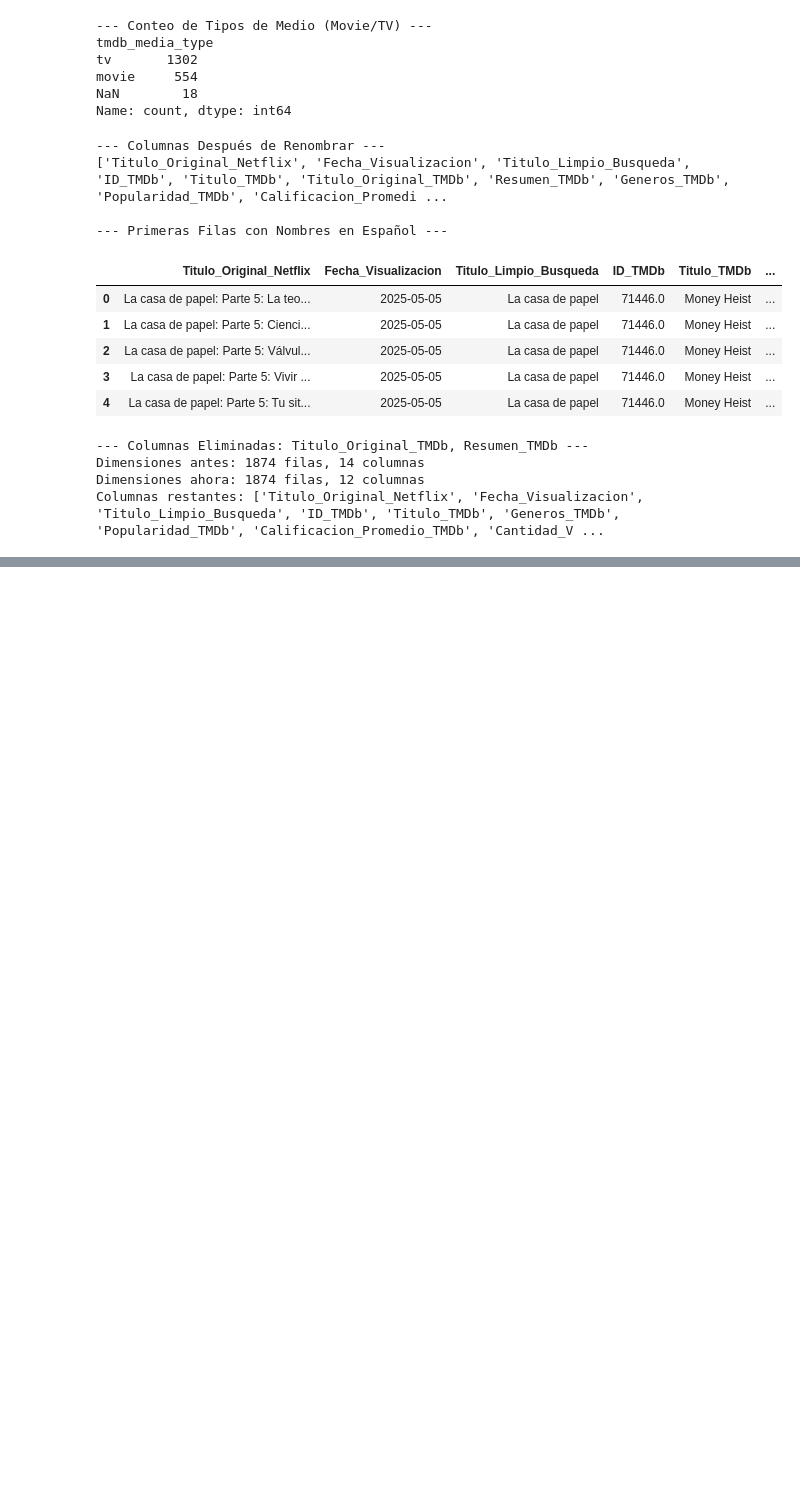
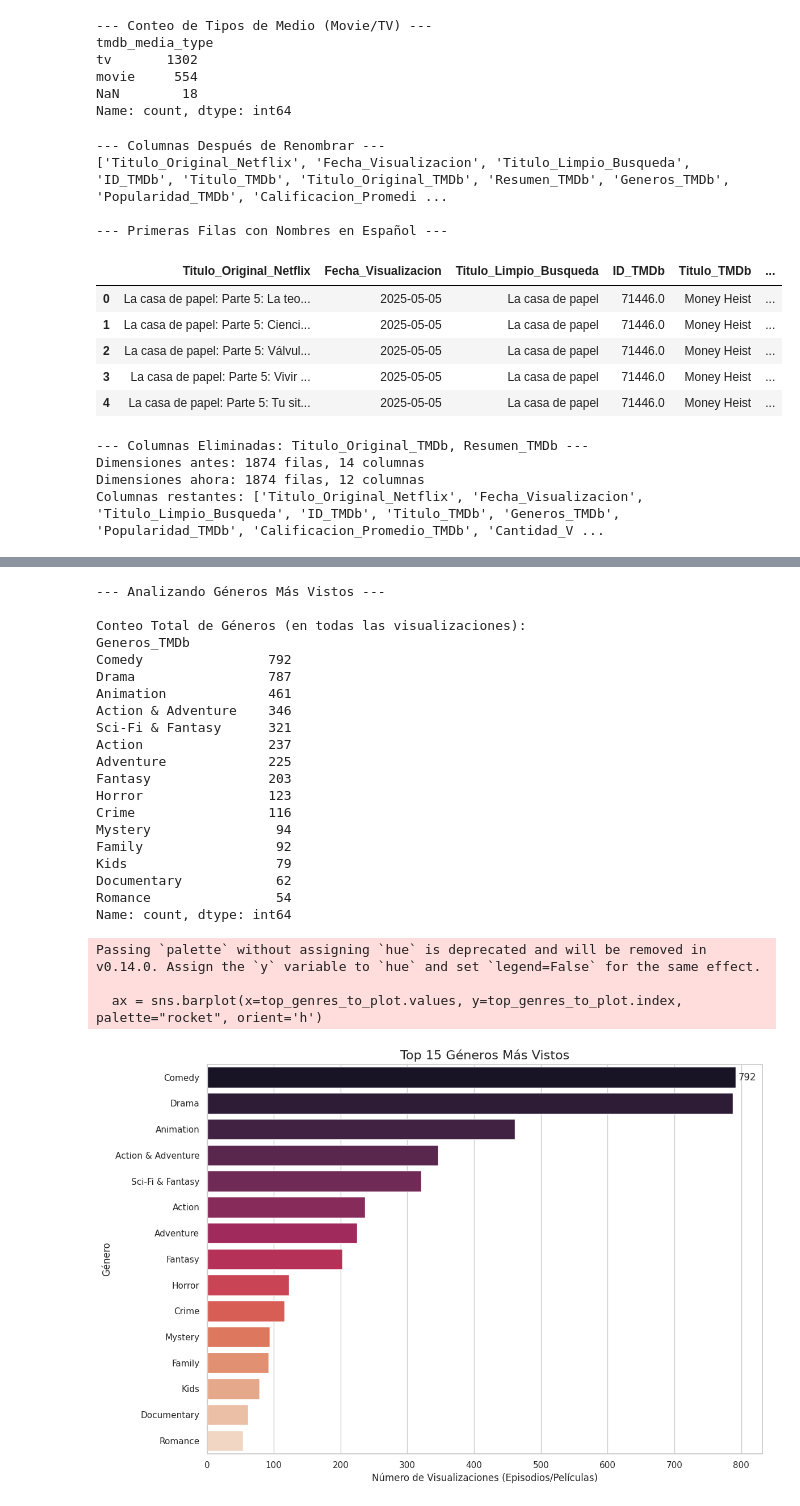
Before and after one commit to jorgesislema/Analisis-de_consumo_Netflix, a Jupyter notebook: notebooks/03_exploratory_data_analysis.ipynb, the cells around one changed output, grey strips where cells are left out. Drawn from its saved outputs; the diff is of its cells as text; code cells hidden in the pictures; blank space fills up the shorter version.

```diff
--- a/notebooks/03_exploratory_data_analysis.ipynb
+++ b/notebooks/03_exploratory_data_analysis.ipynb
@@ -231,0 +590,74 @@ For example, when doing 'df[col].method(value, inplace=True)', try using 'df.met
+# %%
+# --- Análisis: Géneros Más Vistos ---
+from matplotlib import ticker as mticker
+
+print("\n--- Analizando Géneros Más Vistos ---")
+
+# 1. Preparar datos de Género
+# Asegurarnos de que la columna existe y no tiene nulos (basado en Opción 2, filtramos NaNs)
+if 'Generos_TMDb' in df.columns:
+    df_genres = df.dropna(subset=['Generos_TMDb']) # Quitamos filas sin info de género
+    # Separamos el string de géneros en una lista de géneros para cada fila
+    # Usamos .str.split(', ') que divide donde encuentra coma seguida de espacio
+    genres_list = df_genres['Generos_TMDb'].str.split(', ')
+
+    # 2. "Explotar" para tener una fila por género
+    # Esto crea una nueva Serie donde cada género de la lista tiene su propia entrada
+    # manteniendo el índice original para saber a qué visualización pertenecía
+    all_genres = genres_list.explode()
+
+    # 3. Contar la frecuencia de cada género
+    genre_counts = all_genres.value_counts()
+
+    print("\nConteo Total de Géneros (en todas las visualizaciones):")
+    # Mostramos los N más comunes, por ejemplo, los 15 primeros
+    top_n = 15
+    print(genre_counts.head(top_n))
+
+    # 4. Visualizar los Géneros Top N
+    plt.figure(figsize=(12, 8)) # Ajusta el tamaño si es necesario
+
+    # Tomamos solo los N géneros más frecuentes para el gráfico
+    top_genres_to_plot = genre_counts.head(top_n)
+
+    ax = sns.barplot(x=top_genres_to_plot.values, y=top_genres_to_plot.index, palette="rocket", orient='h')
+
+    plt.title(f'Top {top_n} Géneros Más Vistos', fontsize=16)
+    plt.xlabel('Número de Visualizaciones (Episodios/Películas)', fontsize=12)
+    plt.ylabel('Género', fontsize=12)
+
+    # Formatear eje X
+    ax.xaxis.set_major_formatter(mticker.FormatStrFormatter('%d'))
+    # Añadir valores en las barras
+    ax.bar_label(ax.containers[0], fmt='%d', padding=3)
+
+    plt.tight_layout()
+    plt.show()
+
+else:
+    print("La columna 'Generos_TMDb' no se encontró o fue eliminada.")
+# %% [output]
+--- Analizando Géneros Más Vistos ---
+
+Conteo Total de Géneros (en todas las visualizaciones):
+Generos_TMDb
+Comedy                792
+Drama                 787
+Animation             461
+Action & Adventure    346
+Sci-Fi & Fantasy      321
+Action                237
+Adventure             225
+Fantasy               203
+Horror                123
+Crime                 116
+Mystery                94
+Family                 92
+Kids                   79
+Documentary            62
+Romance                54
+Name: count, dtype: int64
+Passing `palette` without assigning `hue` is deprecated and will be removed in v0.14.0. Assign the `y` variable to `hue` and set `legend=False` for the same effect.
+
+  ax = sns.barplot(x=top_genres_to_plot.values, y=top_genres_to_plot.index, palette="rocket", orient='h')
+[figure, added]
```
Also changed, not shown: parts of 14 cells of this notebook.
